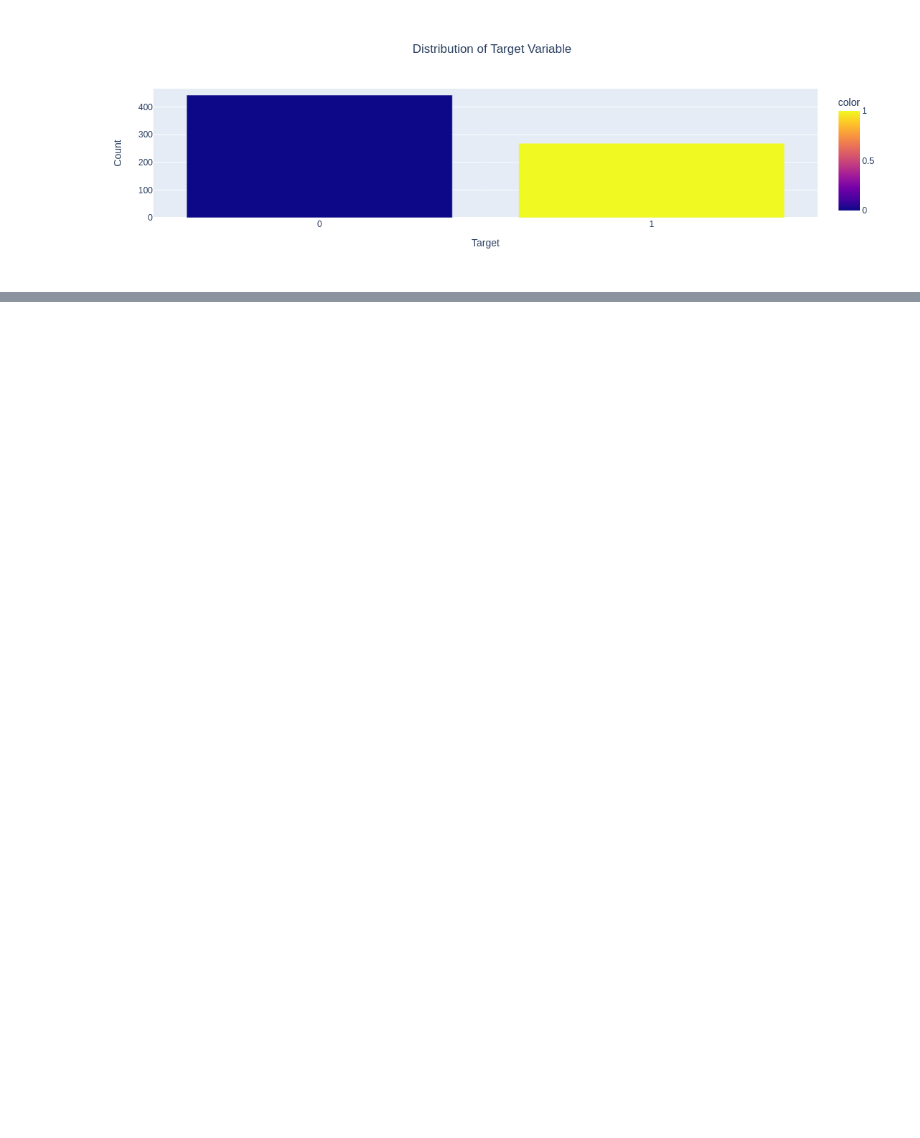
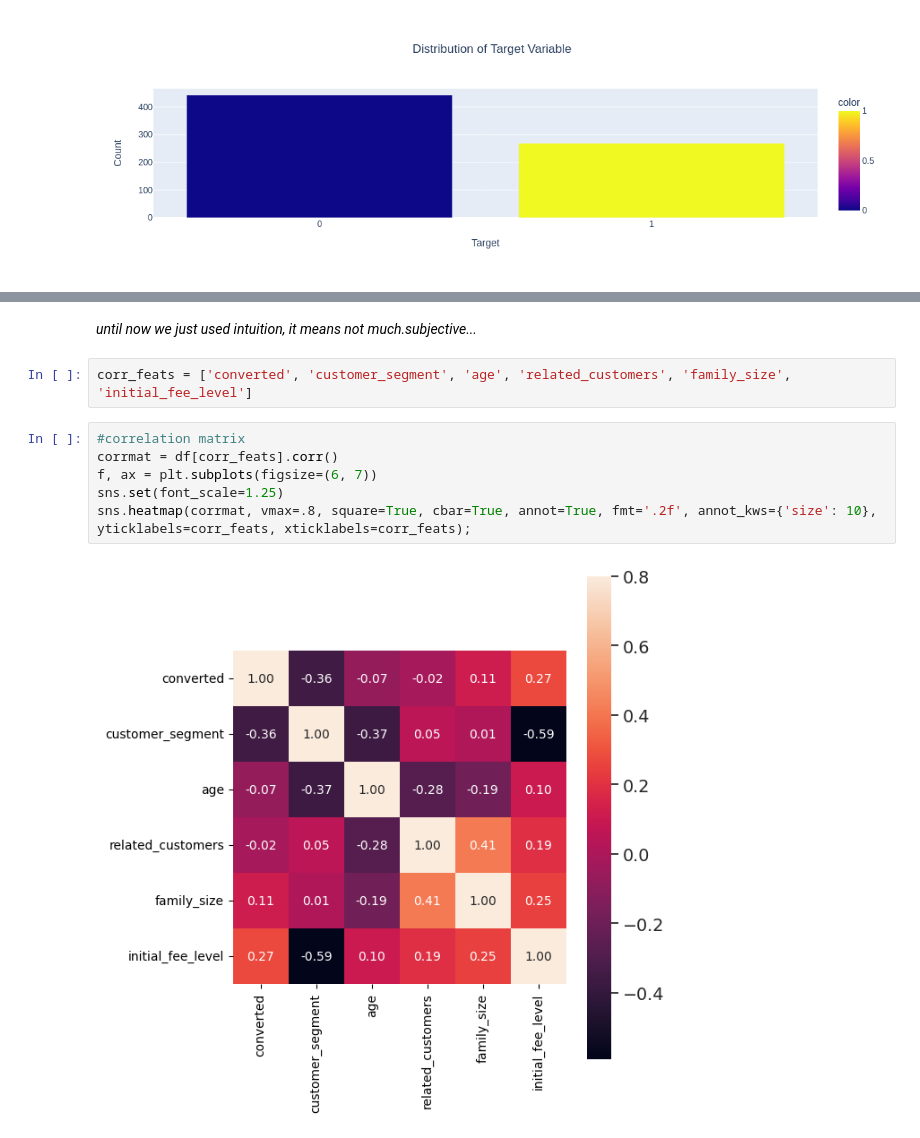
Before and after one commit to kromeo6/Customer-Seg-Study, a Jupyter notebook: Customer-Segmentation.ipynb, the cells around one changed output, grey strips where cells are left out. Cells and saved outputs as stored; diff of their text form; blank space fills up the shorter version.

```diff
--- a/Untitled.ipynb
+++ b/Customer-Segmentation.ipynb
@@ -172,0 +240,12 @@ fig.show()
+# %% [markdown]
+<span style="color:black; font-style:italic;">until now we just used intuition, it means not much.subjective...</span>
+# %%
+corr_feats = ['converted', 'customer_segment', 'age', 'related_customers', 'family_size', 'initial_fee_level']
+# %%
+#correlation matrix
+corrmat = df[corr_feats].corr()
+f, ax = plt.subplots(figsize=(6, 7))
+sns.set(font_scale=1.25)
+sns.heatmap(corrmat, vmax=.8, square=True, cbar=True, annot=True, fmt='.2f', annot_kws={'size': 10}, yticklabels=corr_feats, xticklabels=corr_feats);
+# %% [output]
+[figure, added]
```
Also changed, not shown: parts of 15 cells of this notebook.
